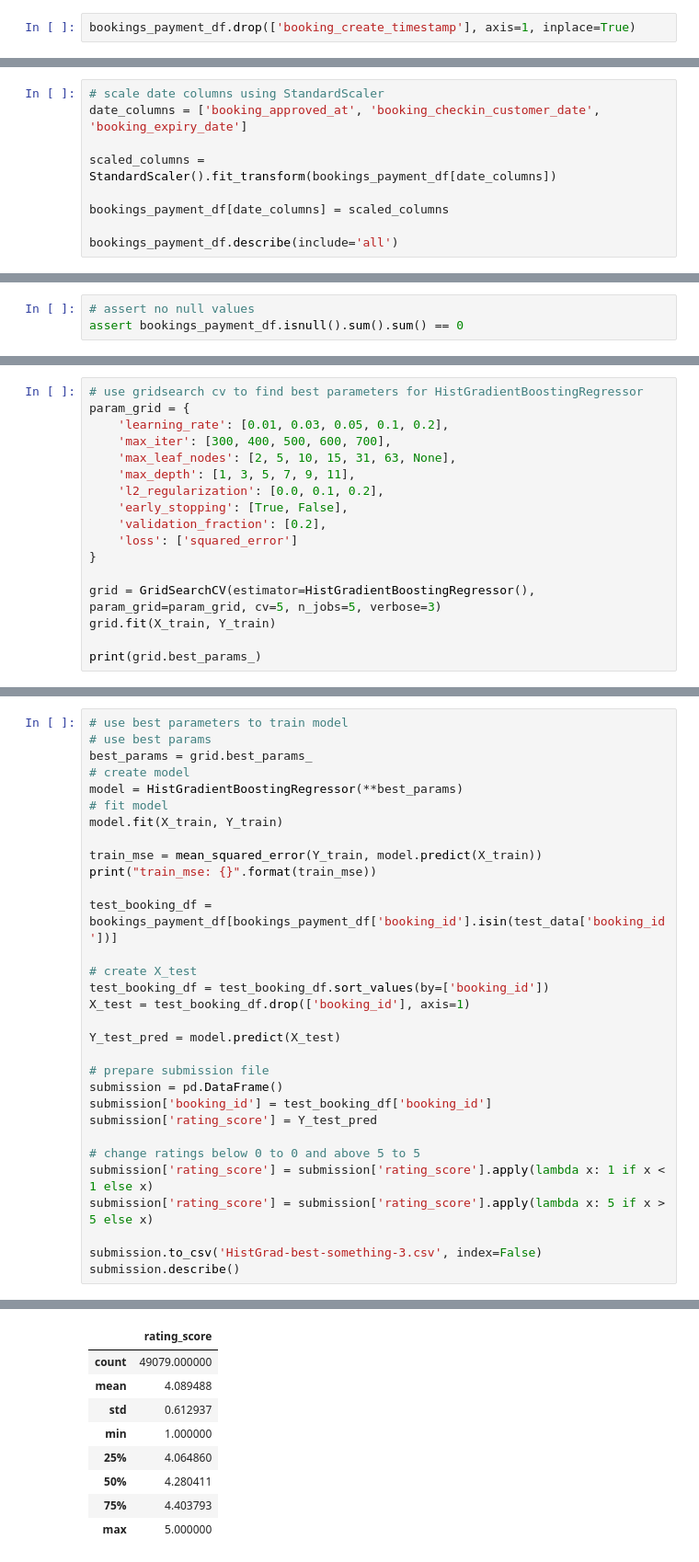
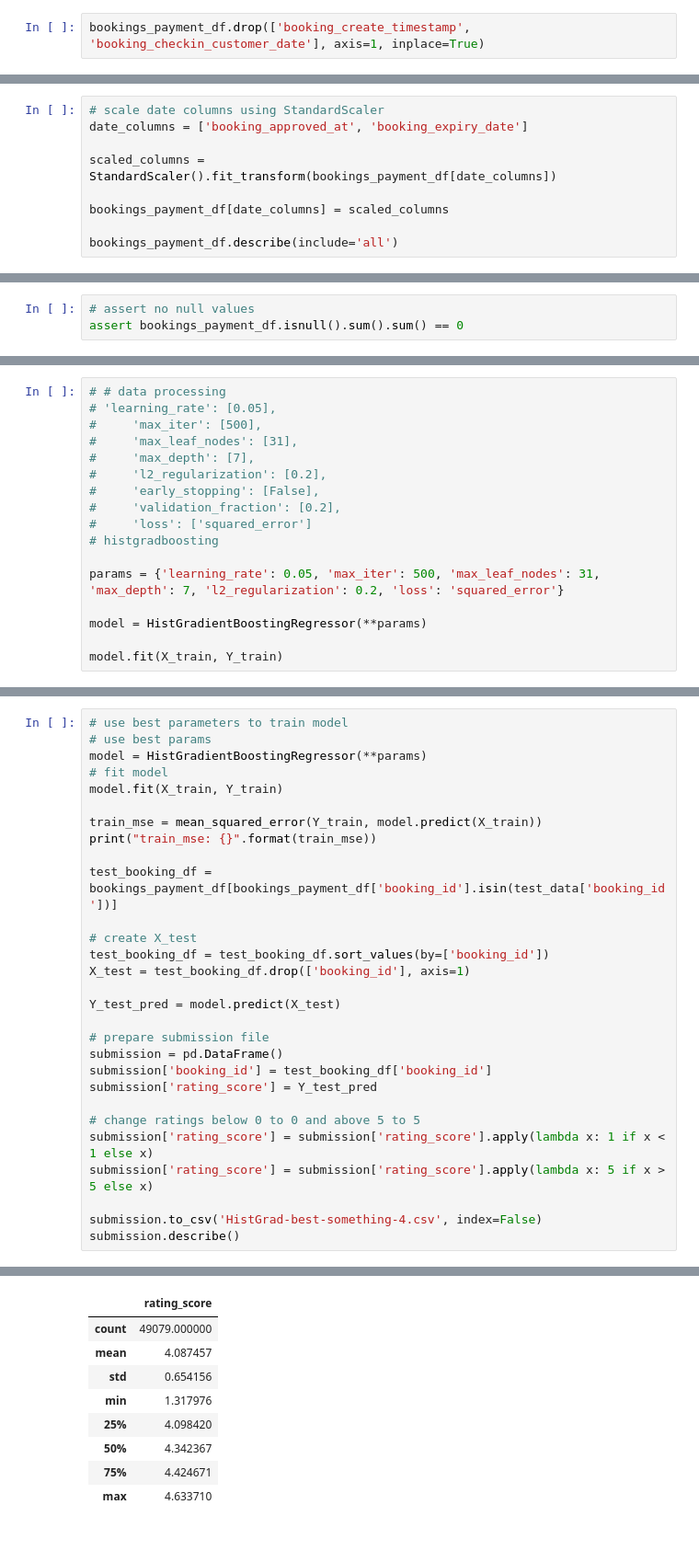
Before and after one commit to bersilin-robert1609/CS5691-PRML, a Jupyter notebook: DataContest/script/data_contest.ipynb, the cells around one changed output, grey strips where cells are left out. Shown at 92% size. Drawn from its saved outputs; the diff is of its cells as text.

```diff
--- a/DataContest/script/data_contest.ipynb
+++ b/DataContest/script/data_contest.ipynb
@@ -356,5 +369,5 @@ dtype: object
 # %%
-bookings_payment_df.drop(['booking_create_timestamp'], axis=1, inplace=True)
+bookings_payment_df.drop(['booking_create_timestamp', 'booking_checkin_customer_date'], axis=1, inplace=True)
 # %%
 # take all columns
 columns = bookings_payment_df.columns
@@ -407,6 +420,6 @@ bookings_payment_df.describe(include='all')
 # %%
 # scale date columns using StandardScaler
-date_columns = ['booking_approved_at', 'booking_checkin_customer_date', 'booking_expiry_date']
+date_columns = ['booking_approved_at', 'booking_expiry_date']
 
 scaled_columns = StandardScaler().fit_transform(bookings_payment_df[date_columns])
 
@@ -449,18 +462 @@ print(Y_train.shape)
 (49868,)
-# %%
-# use gridsearch cv to find best parameters for HistGradientBoostingRegressor
-param_grid = {
-    'learning_rate': [0.01, 0.03, 0.05, 0.1, 0.2],
-    'max_iter': [300, 400, 500, 600, 700],
-    'max_leaf_nodes': [2, 5, 10, 15, 31, 63, None],
-    'max_depth': [1, 3, 5, 7, 9, 11],
-    'l2_regularization': [0.0, 0.1, 0.2],
-    'early_stopping': [True, False],
-    'validation_fraction': [0.2],
-    'loss': ['squared_error']
-}
-
-grid = GridSearchCV(estimator=HistGradientBoostingRegressor(), param_grid=param_grid, cv=5, n_jobs=5, verbose=3)
-grid.fit(X_train, Y_train)
-
-print(grid.best_params_)
@@ -468,0 +463,17 @@ Fitting 5 folds for each of 6300 candidates, totalling 31500 fits
+# %%
+# # data processing
+# 'learning_rate': [0.05],
+#     'max_iter': [500],
+#     'max_leaf_nodes': [31],
+#     'max_depth': [7],
+#     'l2_regularization': [0.2],
+#     'early_stopping': [False],
+#     'validation_fraction': [0.2],
+#     'loss': ['squared_error']
+# histgradboosting
+
+params = {'learning_rate': 0.05, 'max_iter': 500, 'max_leaf_nodes': 31, 'max_depth': 7, 'l2_regularization': 0.2, 'loss': 'squared_error'}
+
+model = HistGradientBoostingRegressor(**params)
+
+model.fit(X_train, Y_train)
@@ -488,9 +500,7 @@ Validation MSE:  1.3862372580876066
 # %%
 # use best parameters to train model
 # use best params
-best_params = grid.best_params_
-# create model
-model = HistGradientBoostingRegressor(**best_params)
+model = HistGradientBoostingRegressor(**params)
 # fit model
 model.fit(X_train, Y_train)
 
@@ -514,6 +524,6 @@ submission['rating_score'] = Y_test_pred
 submission['rating_score'] = submission['rating_score'].apply(lambda x: 1 if x < 1 else x)
 submission['rating_score'] = submission['rating_score'].apply(lambda x: 5 if x > 5 else x)
 
-submission.to_csv('HistGrad-best-something-3.csv', index=False)
+submission.to_csv('HistGrad-best-something-4.csv', index=False)
 submission.describe()
 # %% [output]
@@ -521,9 +531,9 @@ train_mse: 1.1491247719196804
 |  | rating_score |
 | count | 49079.000000 |
-| mean | 4.089488 |
-| std | 0.612937 |
-| min | 1.000000 |
-| 25% | 4.064860 |
-| 50% | 4.280411 |
-| 75% | 4.403793 |
-| max | 5.000000 |
+| mean | 4.087457 |
+| std | 0.654156 |
+| min | 1.317976 |
+| 25% | 4.098420 |
+| 50% | 4.342367 |
+| 75% | 4.424671 |
+| max | 4.633710 |
```
Also changed, not shown: parts of 18 cells of this notebook, 4 other files.
